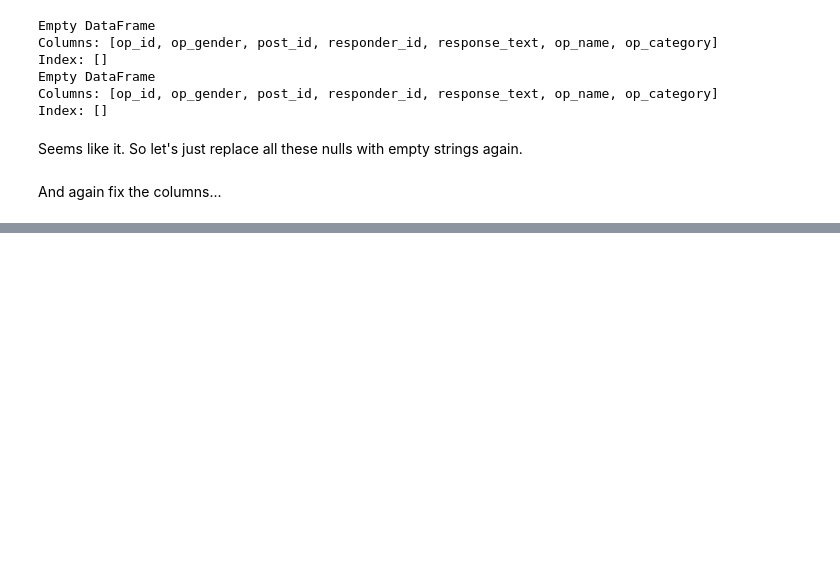
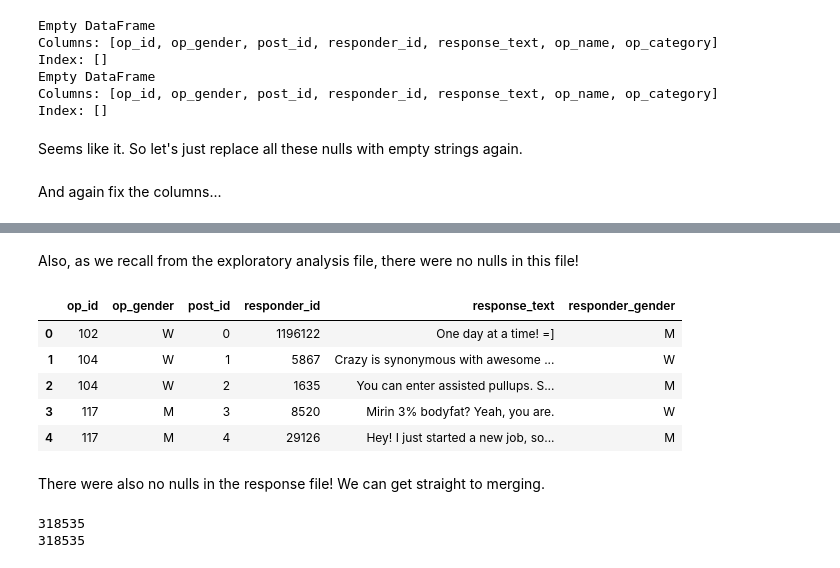
Before and after one commit to Data-Science-for-Linguists-2019/Gendered-Interaction-Online, a Jupyter notebook: exploratory_data_analysis/modifying_dataset.ipynb, the cells around one changed output, grey strips where cells are left out. Saved outputs shown, nothing was run; the diff lists cells and outputs as text; code cells hidden in the pictures; blank space fills up the shorter version.

```diff
--- a/exploratory_data_analysis/modifying_dataset.ipynb
+++ b/exploratory_data_analysis/modifying_dataset.ipynb
@@ -374,0 +390,20 @@ fb_wiki_df.head()
+# %% [markdown]
+Also, as we recall from the exploratory analysis file, there were no nulls in this file!
+# %%
+fitocracy_responses.head()
+# %% [output]
+|  | op_id | op_gender | post_id | responder_id | response_text | responder_gender |
+| 0 | 102 | W | 0 | 1196122 | One day at a time! =] | M |
+| 1 | 104 | W | 1 | 5867 | Crazy is synonymous with awesome ... | W |
+| 2 | 104 | W | 2 | 1635 | You can enter assisted pullups. S... | M |
+| 3 | 117 | M | 3 | 8520 | Mirin 3% bodyfat? Yeah, you are. | W |
+| 4 | 117 | M | 4 | 29126 | Hey! I just started a new job, so... | M |
+# %% [markdown]
+There were also no nulls in the response file! We can get straight to merging.
+# %%
+# check if post_id is unique
+print(len(fitocracy_posts.post_id))
+print(fitocracy_posts.post_id.nunique())
+# %% [output]
+318535
+318535
```
Also changed, not shown: parts of 12 cells of this notebook.
